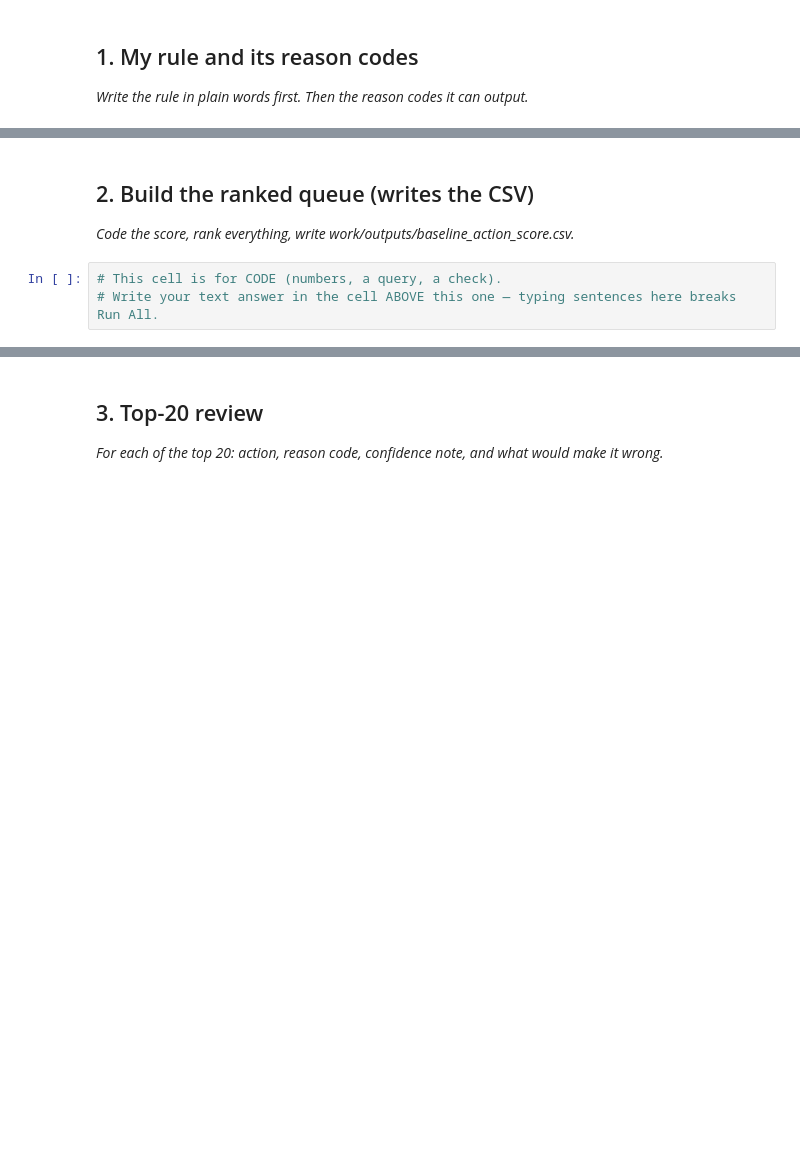
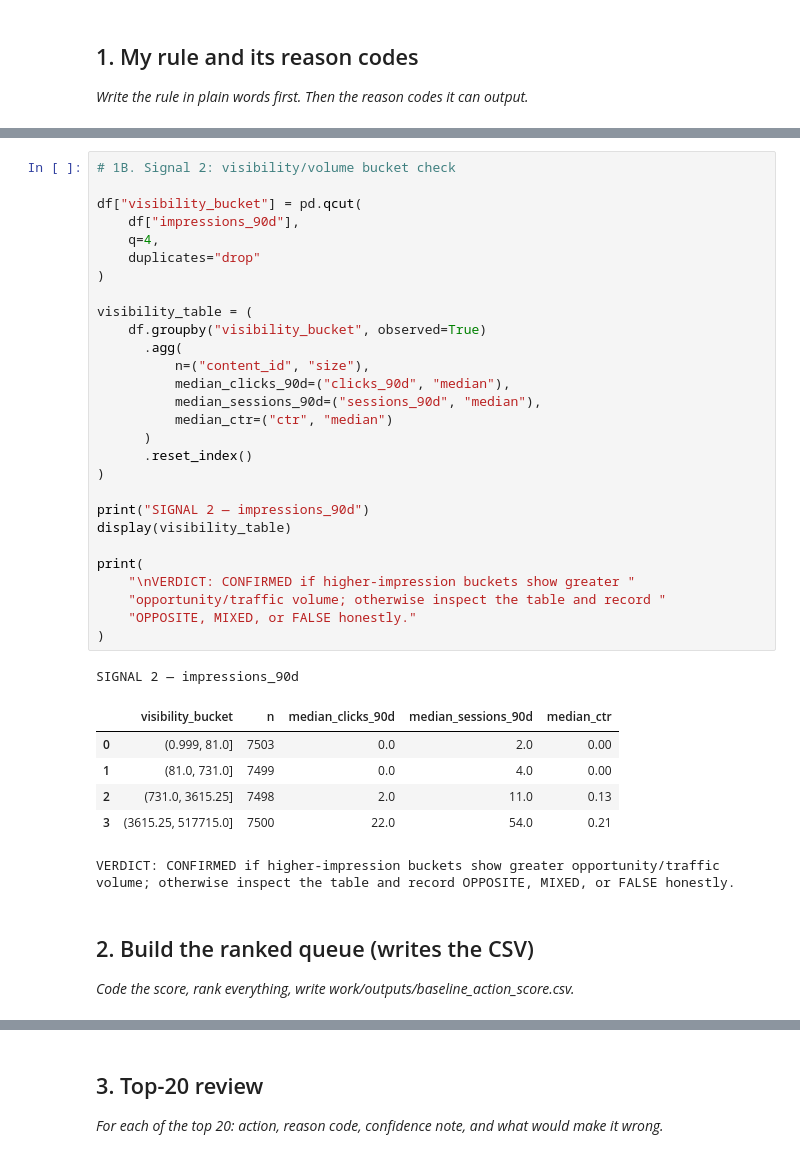
Before and after one commit to krihna7/flyrank-ML-internship, a Jupyter notebook: work/notebooks/w04_baseline_score.ipynb, the cells around one changed output, grey strips where cells are left out. Cells and saved outputs as stored; diff of their text form; blank space fills up the shorter version.

```diff
--- a/work/notebooks/w04_baseline_score.ipynb
+++ b/work/notebooks/w04_baseline_score.ipynb
@@ -16,7 +96,40 @@ This skeleton is yours to fill. Work the sections **in order** — each one has
+# %%
+# 1B. Signal 2: visibility/volume bucket check
+
+df["visibility_bucket"] = pd.qcut(
+    df["impressions_90d"],
+    q=4,
+    duplicates="drop"
+)
+
+visibility_table = (
+    df.groupby("visibility_bucket", observed=True)
+      .agg(
+          n=("content_id", "size"),
+          median_clicks_90d=("clicks_90d", "median"),
+          median_sessions_90d=("sessions_90d", "median"),
+          median_ctr=("ctr", "median")
+      )
+      .reset_index()
+)
+
+print("SIGNAL 2 — impressions_90d")
+display(visibility_table)
+
+print(
+    "\nVERDICT: CONFIRMED if higher-impression buckets show greater "
+    "opportunity/traffic volume; otherwise inspect the table and record "
+    "OPPOSITE, MIXED, or FALSE honestly."
+)
+# %% [output]
+SIGNAL 2 — impressions_90d
+|  | visibility_bucket | n | median_clicks_90d | median_sessions_90d | median_ctr |
+| 0 | (0.999, 81.0] | 7503 | 0.0 | 2.0 | 0.00 |
+| 1 | (81.0, 731.0] | 7499 | 0.0 | 4.0 | 0.00 |
+| 2 | (731.0, 3615.25] | 7498 | 2.0 | 11.0 | 0.13 |
+| 3 | (3615.25, 517715.0] | 7500 | 22.0 | 54.0 | 0.21 |
+VERDICT: CONFIRMED if higher-impression buckets show greater opportunity/traffic volume; otherwise inspect the table and record OPPOSITE, MIXED, or FALSE honestly.
 # %% [markdown]
 ## 2. Build the ranked queue (writes the CSV)
 
 *Code the score, rank everything, write work/outputs/baseline_action_score.csv.*
-# %%
-# This cell is for CODE (numbers, a query, a check).
-# Write your text answer in the cell ABOVE this one — typing sentences here breaks Run All.
```
Also changed, not shown: parts of 14 cells of this notebook.
